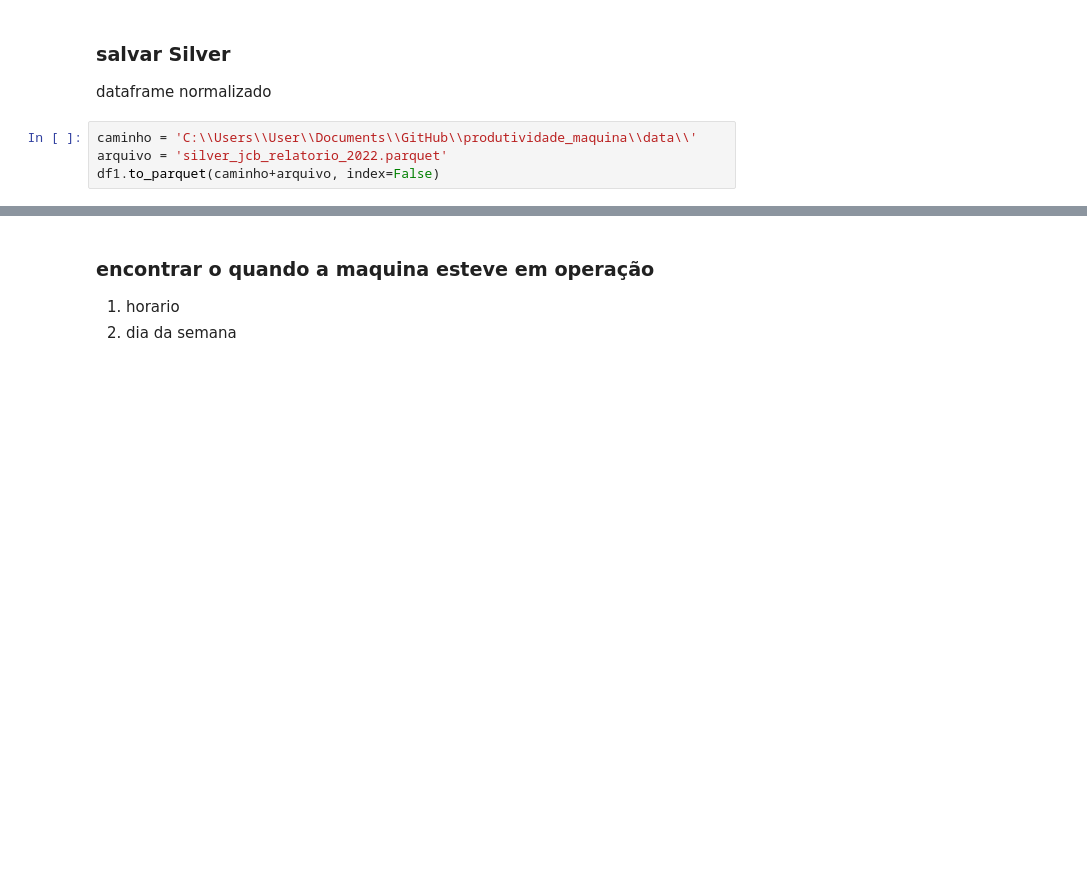
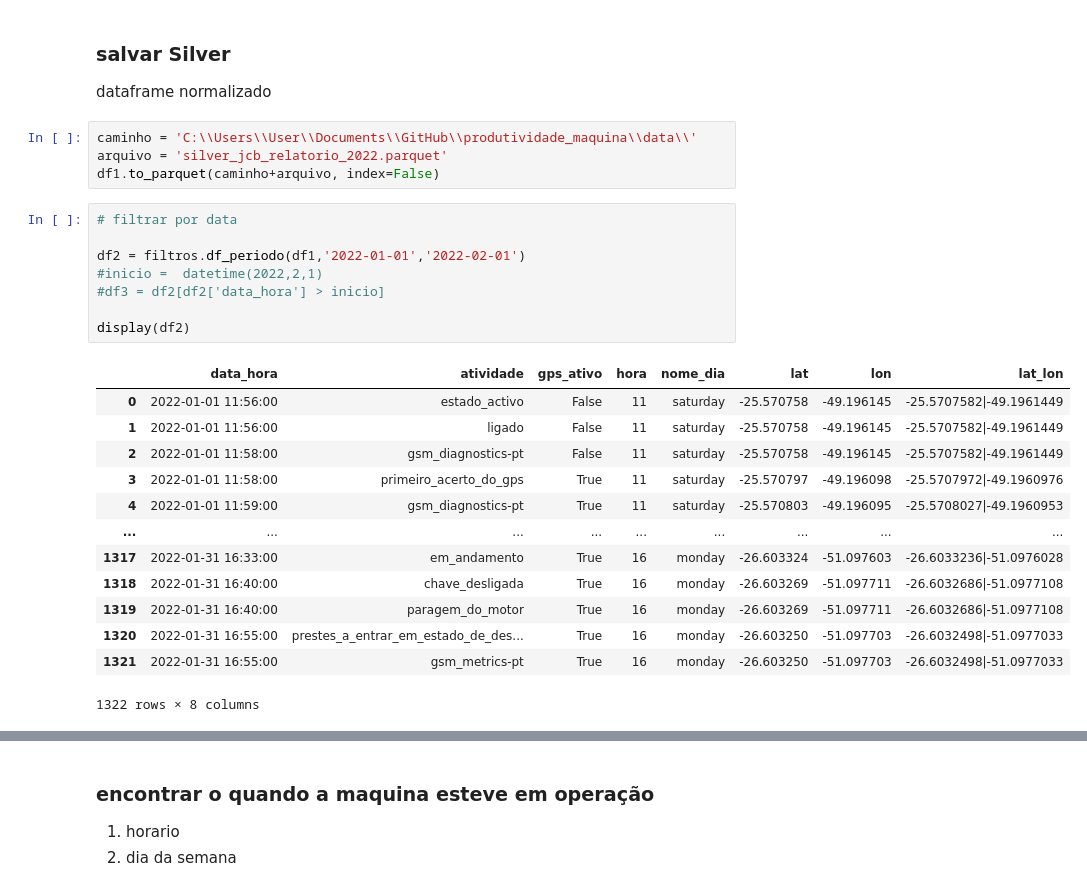
Before and after one commit to CAIOZANETTI/gps_maquina, a Jupyter notebook: etl_tabela_gps.ipynb, the cells around one changed output, grey strips where cells are left out. Saved outputs shown, nothing was run; the diff lists cells and outputs as text; blank space fills up the shorter version.

```diff
--- a/etl_tabela_gps.ipynb
+++ b/etl_tabela_gps.ipynb
@@ -105,6 +106,28 @@ dataframe normalizado
 caminho = 'C:\\Users\\User\\Documents\\GitHub\\produtividade_maquina\\data\\'
 arquivo = 'silver_jcb_relatorio_2022.parquet'
 df1.to_parquet(caminho+arquivo, index=False)
+# %%
+# filtrar por data
+
+df2 = filtros.df_periodo(df1,'2022-01-01','2022-02-01')
+#inicio =  datetime(2022,2,1)
+#df3 = df2[df2['data_hora'] > inicio]
+
+display(df2)
+# %% [output]
+|  | data_hora | atividade | gps_ativo | hora | nome_dia | lat | lon | lat_lon |
+| 0 | 2022-01-01 11:56:00 | estado_activo | False | 11 | saturday | -25.570758 | -49.196145 | -25.5707582|-49.1961449 |
+| 1 | 2022-01-01 11:56:00 | ligado | False | 11 | saturday | -25.570758 | -49.196145 | -25.5707582|-49.1961449 |
+| 2 | 2022-01-01 11:58:00 | gsm_diagnostics-pt | False | 11 | saturday | -25.570758 | -49.196145 | -25.5707582|-49.1961449 |
+| 3 | 2022-01-01 11:58:00 | primeiro_acerto_do_gps | True | 11 | saturday | -25.570797 | -49.196098 | -25.5707972|-49.1960976 |
+| 4 | 2022-01-01 11:59:00 | gsm_diagnostics-pt | True | 11 | saturday | -25.570803 | -49.196095 | -25.5708027|-49.1960953 |
+| ... | ... | ... | ... | ... | ... | ... | ... | ... |
+| 1317 | 2022-01-31 16:33:00 | em_andamento | True | 16 | monday | -26.603324 | -51.097603 | -26.6033236|-51.0976028 |
+| 1318 | 2022-01-31 16:40:00 | chave_desligada | True | 16 | monday | -26.603269 | -51.097711 | -26.6032686|-51.0977108 |
+| 1319 | 2022-01-31 16:40:00 | paragem_do_motor | True | 16 | monday | -26.603269 | -51.097711 | -26.6032686|-51.0977108 |
+| 1320 | 2022-01-31 16:55:00 | prestes_a_entrar_em_estado_de_des... | True | 16 | monday | -26.603250 | -51.097703 | -26.6032498|-51.0977033 |
+| 1321 | 2022-01-31 16:55:00 | gsm_metrics-pt | True | 16 | monday | -26.603250 | -51.097703 | -26.6032498|-51.0977033 |
+1322 rows × 8 columns
 # %%
 def df_analise(df:pd.DataFrame)->dict:
     """
```
Also changed, not shown: parts of 9 cells of this notebook, 2 other files.
